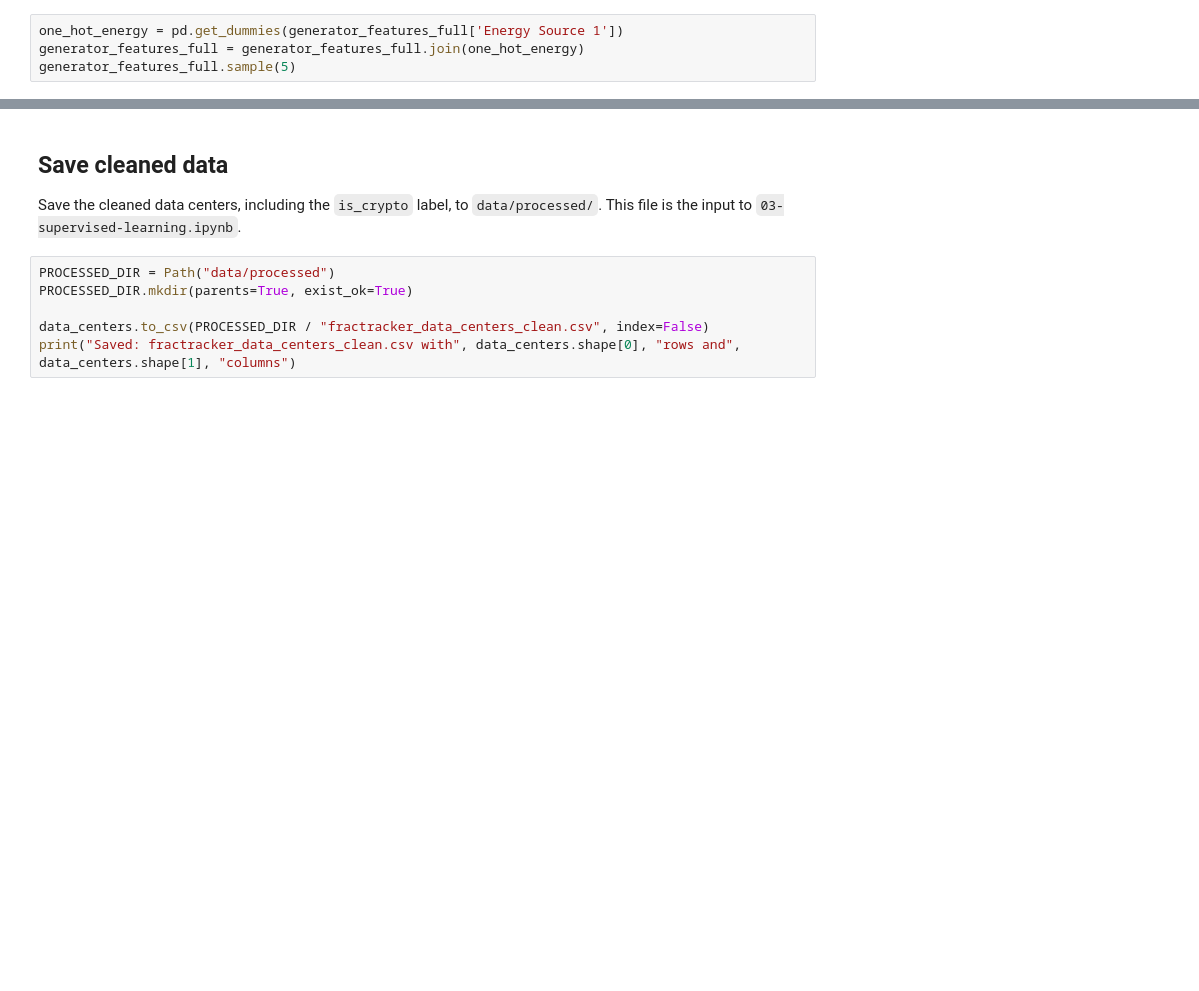
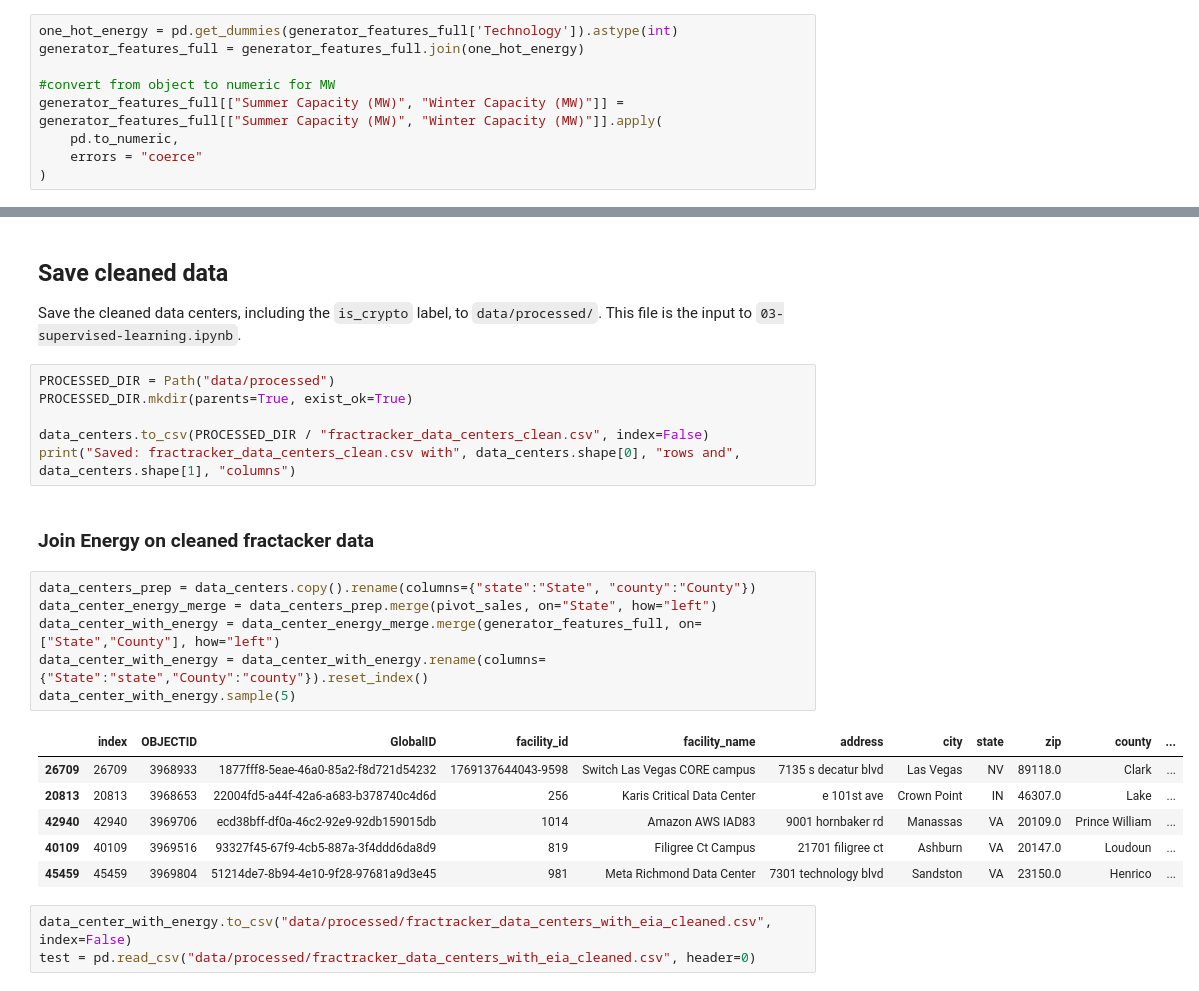
Before and after one commit to matthewchess/siads696, a Jupyter notebook: 02-data-cleaning.ipynb, the cells around one changed output, grey strips where cells are left out. Saved outputs shown, nothing was run; the diff lists cells and outputs as text; blank space fills up the shorter version.

Commit message:
Energy Features and Necessary Files added.

```diff
--- a/02-data-cleaning.ipynb
+++ b/02-data-cleaning.ipynb
@@ -1097,6 +1110,11 @@ generator_features_full['Time to Full Load'] = generator_features_full['Time to
 # %% [markdown]
 One-Hot Encoding for Energy
 # %%
-one_hot_energy = pd.get_dummies(generator_features_full['Energy Source 1'])
+one_hot_energy = pd.get_dummies(generator_features_full['Technology']).astype(int)
 generator_features_full = generator_features_full.join(one_hot_energy)
-generator_features_full.sample(5)
+
+#convert from object to numeric for MW
+generator_features_full[["Summer Capacity (MW)", "Winter Capacity (MW)"]] = generator_features_full[["Summer Capacity (MW)", "Winter Capacity (MW)"]].apply(
+    pd.to_numeric,
+    errors = "coerce"
+)
@@ -1156,3 +1343,21 @@ PROCESSED_DIR.mkdir(parents=True, exist_ok=True)
 
 data_centers.to_csv(PROCESSED_DIR / "fractracker_data_centers_clean.csv", index=False)
 print("Saved: fractracker_data_centers_clean.csv with", data_centers.shape[0], "rows and", data_centers.shape[1], "columns")
+# %% [markdown]
+### Join Energy on cleaned fractacker data
+# %%
+data_centers_prep = data_centers.copy().rename(columns={"state":"State", "county":"County"})
+data_center_energy_merge = data_centers_prep.merge(pivot_sales, on="State", how="left")
+data_center_with_energy = data_center_energy_merge.merge(generator_features_full, on=["State","County"], how="left")
+data_center_with_energy = data_center_with_energy.rename(columns={"State":"state","County":"county"}).reset_index()
+data_center_with_energy.sample(5)
+# %% [output]
+|  | index | OBJECTID | GlobalID | facility_id | facility_name | address | city | state | zip | county | ... |
+| 26709 | 26709 | 3968933 | 1877fff8-5eae-46a0-85a2-f8d721d54232 | 1769137644043-9598 | Switch Las Vegas CORE campus | 7135 s decatur blvd | Las Vegas | NV | 89118.0 | Clark | ... |
+| 20813 | 20813 | 3968653 | 22004fd5-a44f-42a6-a683-b378740c4d6d | 256 | Karis Critical Data Center | e 101st ave | Crown Point | IN | 46307.0 | Lake | ... |
+| 42940 | 42940 | 3969706 | ecd38bff-df0a-46c2-92e9-92db159015db | 1014 | Amazon AWS IAD83 | 9001 hornbaker rd | Manassas | VA | 20109.0 | Prince William | ... |
+| 40109 | 40109 | 3969516 | 93327f45-67f9-4cb5-887a-3f4ddd6da8d9 | 819 | Filigree Ct Campus | 21701 filigree ct | Ashburn | VA | 20147.0 | Loudoun | ... |
+| 45459 | 45459 | 3969804 | 51214de7-8b94-4e10-9f28-97681a9d3e45 | 981 | Meta Richmond Data Center | 7301 technology blvd | Sandston | VA | 23150.0 | Henrico | ... |
+# %%
+data_center_with_energy.to_csv("data/processed/fractracker_data_centers_with_eia_cleaned.csv", index=False)
+test = pd.read_csv("data/processed/fractracker_data_centers_with_eia_cleaned.csv", header=0)
```
Also changed, not shown: parts of 35 cells of this notebook, 10 other files.
